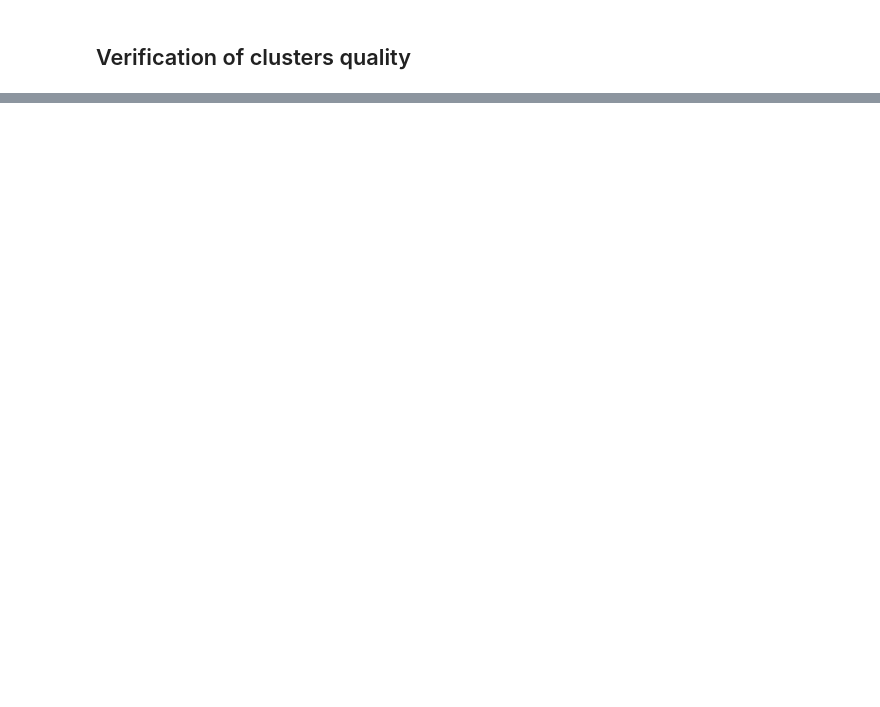
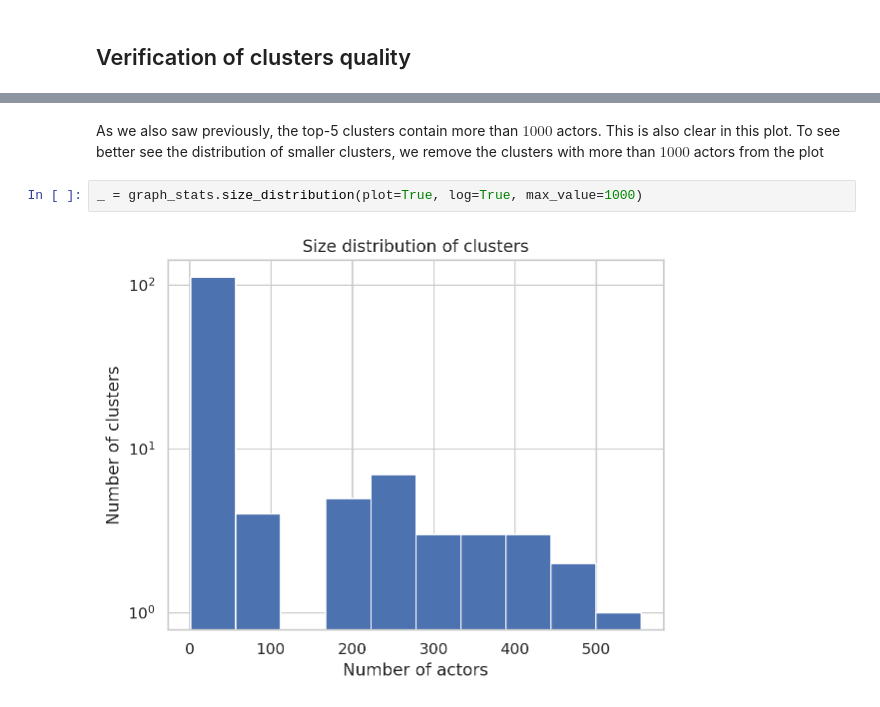
Before and after one commit to epfl-ada/ada-2024-project-d2ptm, a Jupyter notebook: results.ipynb, the cells around one changed output, grey strips where cells are left out. Cells and saved outputs as stored; diff of their text form; blank space fills up the shorter version.

```diff
--- a/results.ipynb
+++ b/results.ipynb
@@ -297,0 +265,6 @@ plt.show()
+# %% [markdown]
+As we also saw previously, the top-5 clusters contain more than $1000$ actors. This is also clear in this plot. To see better see the distribution of smaller clusters, we remove the clusters with more than $1000$ actors from the plot
+# %%
+_ = graph_stats.size_distribution(plot=True, log=True, max_value=1000)
+# %% [output]
+[figure, added]
```
Also changed, not shown: parts of 37 cells of this notebook, 5 other files.
